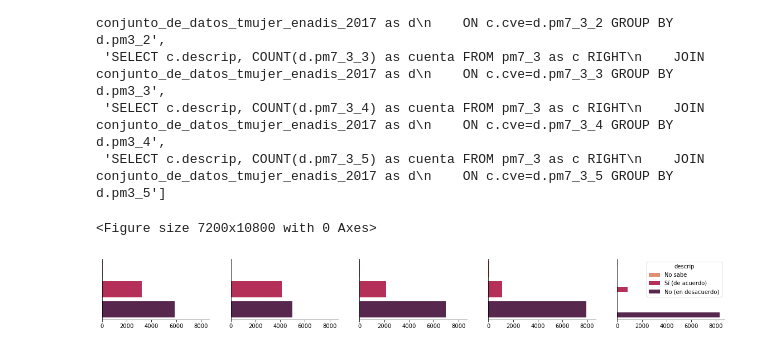
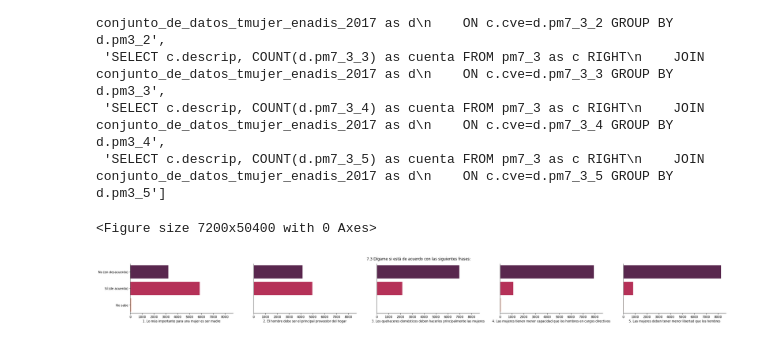
Before and after one commit to DiegoSalado/Proyect-INEGI-Analysis-Discrimination, a Jupyter notebook: Notebooks/Análisis_exploratotioo.ipynb, the cells around one changed output. Saved outputs shown, nothing was run; the diff lists cells and outputs as text; code cells hidden in the pictures.

```diff
--- a/Notebooks/Análisis_exploratotioo.ipynb
+++ b/Notebooks/Análisis_exploratotioo.ipynb
@@ -112,35 +112,40 @@ value_counts_pm7_3
  'SELECT c.descrip, COUNT(d.pm7_3_4) as cuenta FROM pm7_3 as c RIGHT\n    JOIN conjunto_de_datos_tmujer_enadis_2017 as d\n    ON c.cve=d.pm7_3_4 GROUP BY d.pm3_4',
  'SELECT c.descrip, COUNT(d.pm7_3_5) as cuenta FROM pm7_3 as c RIGHT\n    JOIN conjunto_de_datos_tmujer_enadis_2017 as d\n    ON c.cve=d.pm7_3_5 GROUP BY d.pm3_5']
 # %%
-plt.figure(figsize=(100,150))
-fig, axes= plt.subplots(1,5,sharex=True, figsize=(20,2))
+
+plt.figure(figsize=(100,700))
+fig, axes= plt.subplots(1,5,sharex=True, figsize=(35,3))
 i=0
+preguntas=['1. Lo más importante para una mujer es ser madre',
+           '2. El hombre debe ser el principal proveedor del hogar',
+           '3. Los quehaceres domésticos deben hacerlos principalmente las mujeres',
+           '4. Las mujeres tienen menor capacidad que los hombres en cargos directivos',
+           '5. Las mujeres deben tener menor libertad que los hombres']
+
 
 for table in value_counts_pm7_3:
 
     value_counts_pm7_3_plot=pd.read_sql(table,connection)
-    value_counts_pm7_3_plot=value_counts_pm7_3_plot.sort_values('cuenta', ascending=True)
+   # value_counts_pm7_3_plot=value_counts_pm7_3_plot.sort_values('cuenta', ascending=True)
 
-    if i==4:
-        legend='descrip'
-    else:
-        legend=None
 
     sns.barplot(ax=axes[i],
                 x=value_counts_pm7_3_plot['cuenta'],
                 y=value_counts_pm7_3_plot['descrip'],
                 data=value_counts_pm7_3_plot,
-                palette='rocket_r',
-                hue=legend)
+                palette='rocket'
+                )
 
-    axes[i].set_xlabel('')
+    axes[i].set_xlabel(preguntas[i])
     axes[i].set_ylabel('')
-    axes[i].set_yticks([])
+
+    if i!=0:
+        axes[i].set_yticks([])
     sns.despine()
     i+=1
 
-   # plt.title('7.2 De las siguientes opciones, ¿cuál considera que es el principal problema para las mujeres en el país, hoy en día?')
-    #plt.savefig('/DIEGO/Documents/CODIGO/Discriminación en mujeres/Gráficas/pregunta7_2.png')
+plt.suptitle('7.3 Dígame si está de acuerdo con las siguientes frases:')
+plt.savefig('/DIEGO/Documents/CODIGO/Discriminación en mujeres/Gráficas/pregunta7_3.png')
 # %% [output]
-<Figure size 7200x10800 with 0 Axes>
+<Figure size 7200x50400 with 0 Axes>
-[figure, old version]
+[figure, new version]
```
Also changed, not shown: 1 other file.
